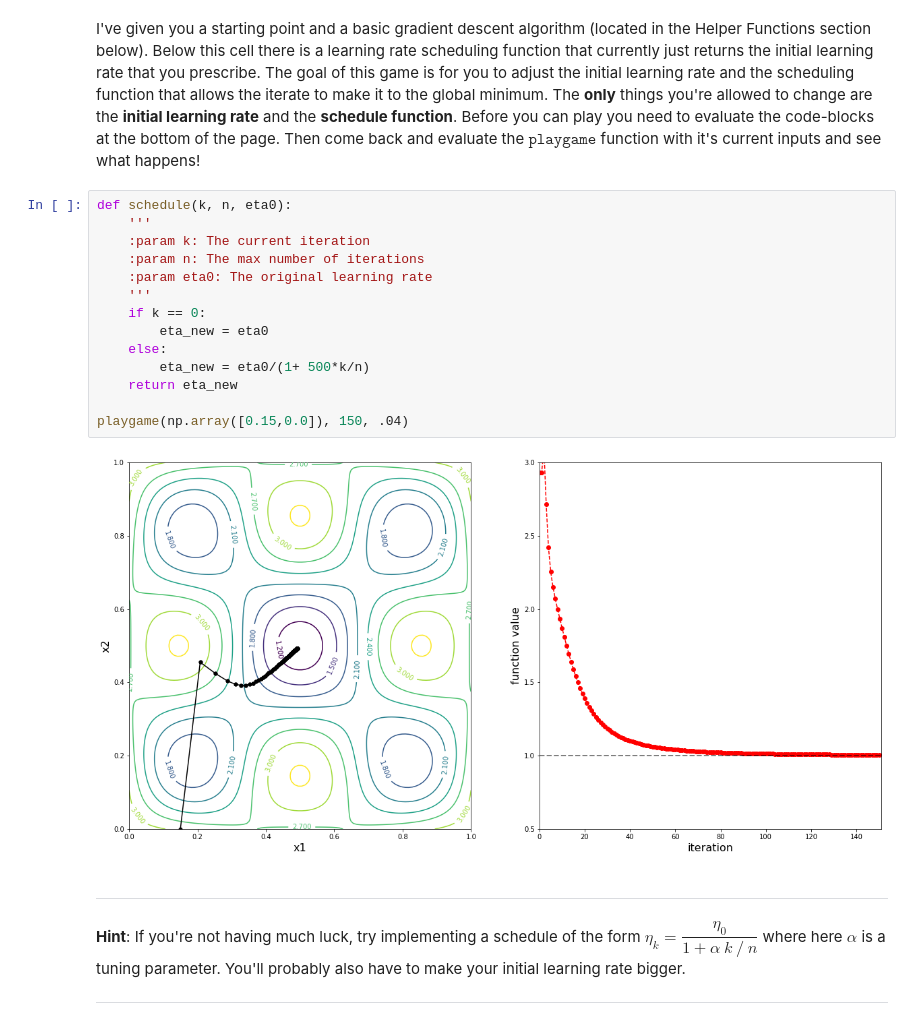
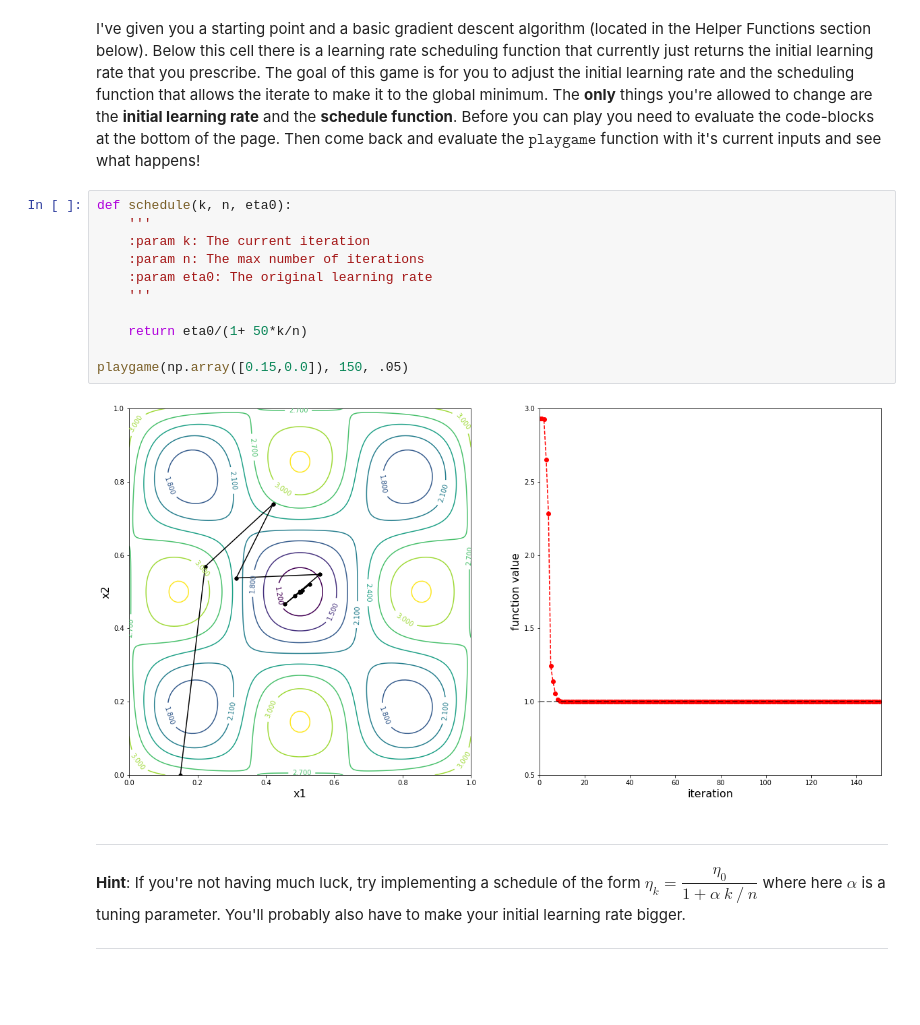
Before and after one commit to corymosiman12/CSCI5622-Machine-Learning, a Jupyter notebook: in-class-notebooks/05_Multiclass_and_Momentum.ipynb, the cells around one changed output. Cells and saved outputs as stored; diff of their text form; blank space fills up the shorter version.

```diff
--- a/in-class-notebooks/05_Multiclass_and_Momentum.ipynb
+++ b/in-class-notebooks/05_Multiclass_and_Momentum.ipynb
@@ -26,19 +28,16 @@ I've given you a starting point and a basic gradient descent algorithm (located
 # %%
 def schedule(k, n, eta0):
     '''
     :param k: The current iteration
     :param n: The max number of iterations
     :param eta0: The original learning rate
     '''
-    if k == 0:
-        eta_new = eta0
-    else:
-        eta_new = eta0/(1+ 500*k/n)
-    return eta_new
 
-playgame(np.array([0.15,0.0]), 150, .04)
+    return eta0/(1+ 50*k/n)
+
+playgame(np.array([0.15,0.0]), 150, .05)
 # %% [output]
-[figure, old version]
+[figure, new version]
 # %% [markdown]
 ***
 **Hint**: If you're not having much luck, try implementing a schedule of the form
```
Also changed, not shown: parts of 3 cells of this notebook, 3 other files.
